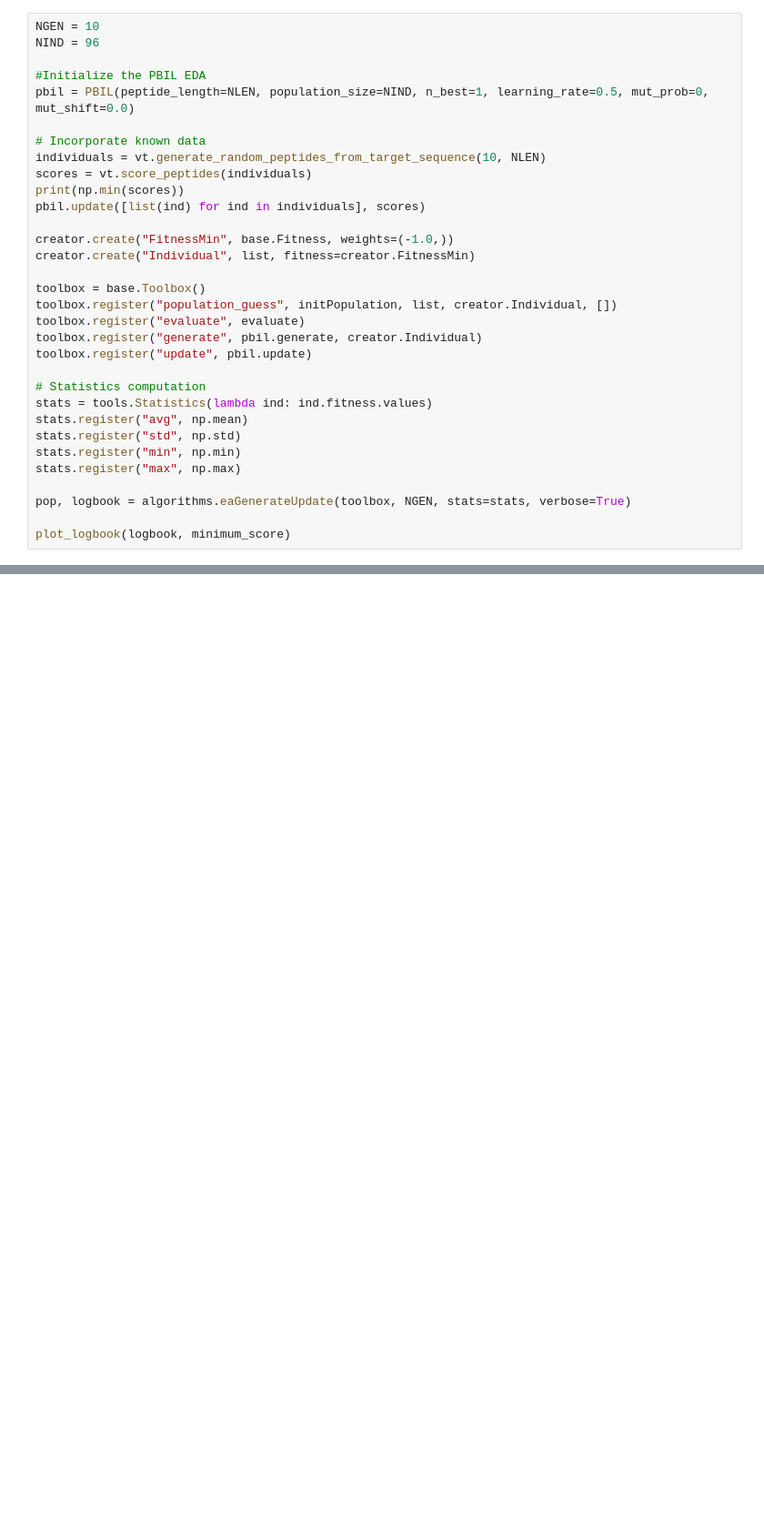
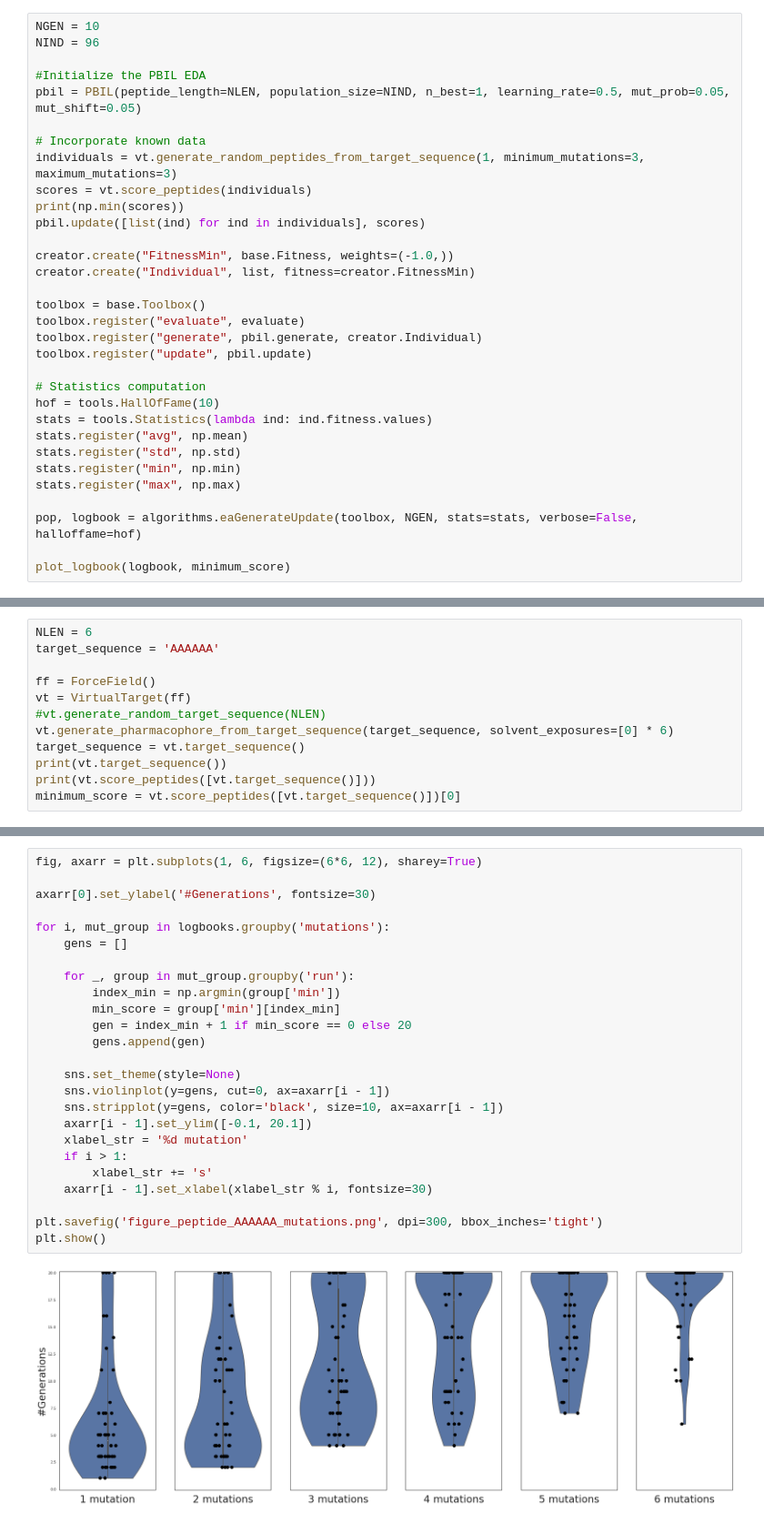
Before and after one commit to jeeberhardt/mobius, a Jupyter notebook: Untitled2.ipynb, the cells around one changed output, grey strips where cells are left out. Shown at 91% size. Cells and saved outputs as stored; diff of their text form; blank space fills up the shorter version.

```diff
--- a/Untitled2.ipynb
+++ b/Untitled2.ipynb
@@ -164,10 +167,10 @@ NGEN = 10
 NIND = 96
 
 #Initialize the PBIL EDA
-pbil = PBIL(peptide_length=NLEN, population_size=NIND, n_best=1, learning_rate=0.5, mut_prob=0, mut_shift=0.0)
+pbil = PBIL(peptide_length=NLEN, population_size=NIND, n_best=1, learning_rate=0.5, mut_prob=0.05, mut_shift=0.05)
 
 # Incorporate known data
-individuals = vt.generate_random_peptides_from_target_sequence(10, NLEN)
+individuals = vt.generate_random_peptides_from_target_sequence(1, minimum_mutations=3, maximum_mutations=3)
 scores = vt.score_peptides(individuals)
 print(np.min(scores))
 pbil.update([list(ind) for ind in individuals], scores)
@@ -176,19 +179,19 @@ creator.create("FitnessMin", base.Fitness, weights=(-1.0,))
 creator.create("Individual", list, fitness=creator.FitnessMin)
 
 toolbox = base.Toolbox()
-toolbox.register("population_guess", initPopulation, list, creator.Individual, [])
 toolbox.register("evaluate", evaluate)
 toolbox.register("generate", pbil.generate, creator.Individual)
 toolbox.register("update", pbil.update)
 
 # Statistics computation
+hof = tools.HallOfFame(10)
 stats = tools.Statistics(lambda ind: ind.fitness.values)
 stats.register("avg", np.mean)
 stats.register("std", np.std)
 stats.register("min", np.min)
 stats.register("max", np.max)
 
-pop, logbook = algorithms.eaGenerateUpdate(toolbox, NGEN, stats=stats, verbose=True)
+pop, logbook = algorithms.eaGenerateUpdate(toolbox, NGEN, stats=stats, verbose=False, halloffame=hof)
 
 plot_logbook(logbook, minimum_score)
 # %% [output]
@@ -207,0 +204,12 @@ gen     nevals  avg     std     min     max
+# %%
+NLEN = 6
+target_sequence = 'AAAAAA'
+
+ff = ForceField()
+vt = VirtualTarget(ff)
+#vt.generate_random_target_sequence(NLEN)
+vt.generate_pharmacophore_from_target_sequence(target_sequence, solvent_exposures=[0] * 6)
+target_sequence = vt.target_sequence()
+print(vt.target_sequence())
+print(vt.score_peptides([vt.target_sequence()]))
+minimum_score = vt.score_peptides([vt.target_sequence()])[0]
@@ -207,0 +286,27 @@ gen     nevals  avg     std     min     max
+# %%
+fig, axarr = plt.subplots(1, 6, figsize=(6*6, 12), sharey=True)
+
+axarr[0].set_ylabel('#Generations', fontsize=30)
+
+for i, mut_group in logbooks.groupby('mutations'):
+    gens = []
+
+    for _, group in mut_group.groupby('run'):
+        index_min = np.argmin(group['min'])
+        min_score = group['min'][index_min]
+        gen = index_min + 1 if min_score == 0 else 20
+        gens.append(gen)
+
+    sns.set_theme(style=None)
+    sns.violinplot(y=gens, cut=0, ax=axarr[i - 1])
+    sns.stripplot(y=gens, color='black', size=10, ax=axarr[i - 1])
+    axarr[i - 1].set_ylim([-0.1, 20.1])
+    xlabel_str = '%d mutation'
+    if i > 1:
+        xlabel_str += 's'
+    axarr[i - 1].set_xlabel(xlabel_str % i, fontsize=30)
+
+plt.savefig('figure_peptide_AAAAAA_mutations.png', dpi=300, bbox_inches='tight')
+plt.show()
+# %% [output]
+[figure, added]
```
Also changed, not shown: parts of 24 cells of this notebook, 6 other files.
